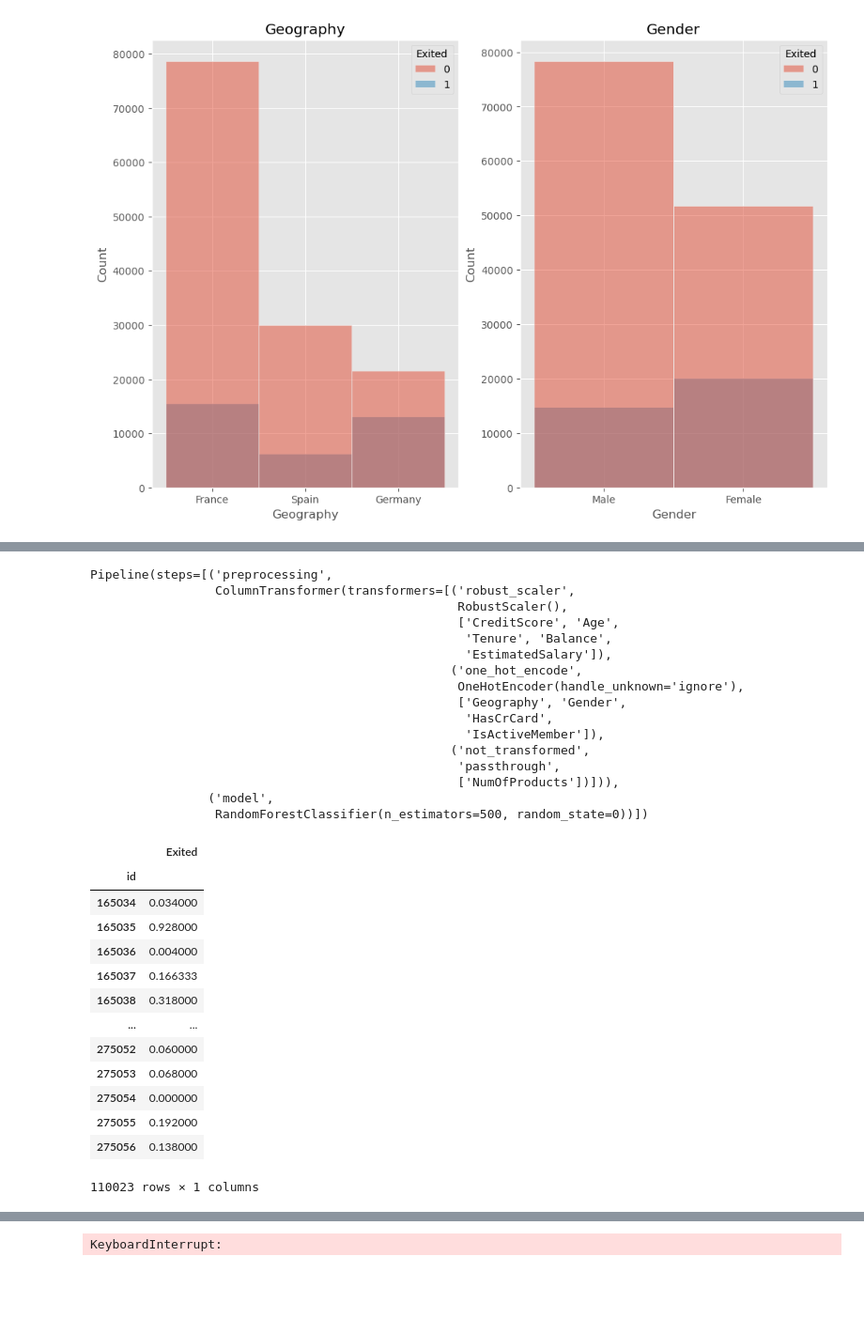
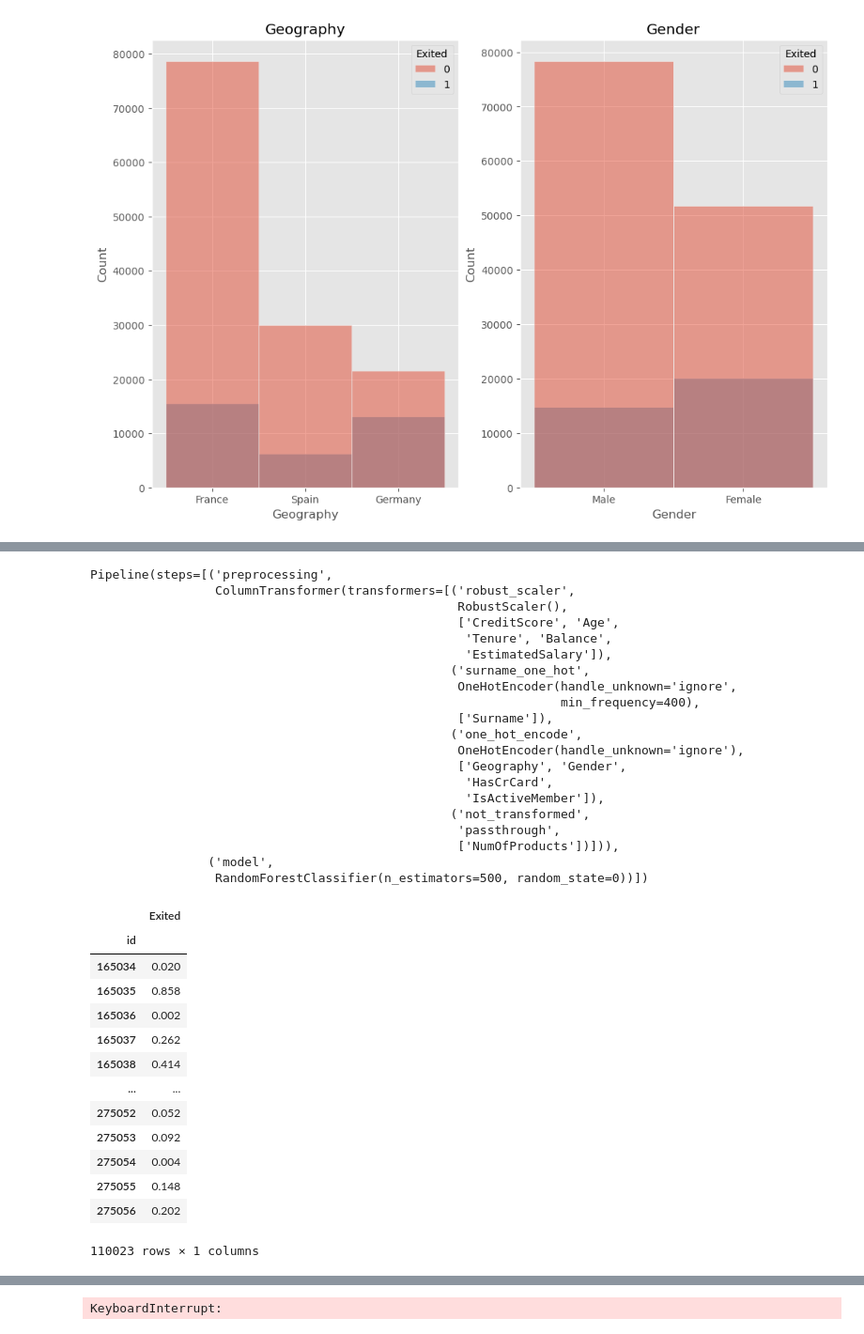
Before and after one commit to lzytimx/Portfolio, a Jupyter notebook: kaggle/S4EP01/notebookc7fcc47c07.ipynb, the cells around one changed output, grey strips where cells are left out. Shown at 94% size. Cells and saved outputs as stored; diff of their text form; code cells hidden in the pictures; blank space fills up the shorter version.

```diff
--- a/kaggle/S4EP01/notebookc7fcc47c07.ipynb
+++ b/kaggle/S4EP01/notebookc7fcc47c07.ipynb
@@ -186,20 +171,21 @@ df
 # %%
-X_train = orig_train.drop(['id', 'CustomerId', 'Surname', 'Exited'], axis=1)
+X_train = orig_train.drop(['id', 'CustomerId', 'Exited'], axis=1)
 y_train = orig_train['Exited']
-X_test = df_test.drop(['id', 'CustomerId', 'Surname'], axis=1)
+X_test = df_test.drop(['id', 'CustomerId'], axis=1)
+# %%
+ct = ColumnTransformer([
+    ('robust_scaler', RobustScaler(), robust_cols),
+    ('surname_one_hot', OneHotEncoder(sparse_output=True, handle_unknown='ignore', min_frequency=400), surname_cols),
+    ('one_hot_encode', OneHotEncoder(sparse_output=True, handle_unknown='ignore'), cat_cols),
+    ('not_transformed', 'passthrough', pass_through)
+])
 # %%
-ct = ColumnTransformer([
-    ('robust_scaler', RobustScaler(), robust_cols),
-    ('one_hot_encode', OneHotEncoder(sparse_output=True, handle_unknown='ignore'), cat_cols),
-    ('not_transformed', 'passthrough', pass_through)
-])
-
-pipe = Pipeline([
+pipe_rf = Pipeline([
     ('preprocessing', ct),
     ('model', RandomForestClassifier(n_estimators=500, min_samples_split=2, random_state=0, ))
 ])
 
-pipe.fit(X_train, y_train)
+pipe_rf.fit(X_train, y_train)
 # %% [output]
 Pipeline(steps=[('preprocessing',
                  ColumnTransformer(transformers=[('robust_scaler',
@@ -207,6 +193,10 @@ Pipeline(steps=[('preprocessing',
                                                   ['CreditScore', 'Age',
                                                    'Tenure', 'Balance',
                                                    'EstimatedSalary']),
+                                                 ('surname_one_hot',
+                                                  OneHotEncoder(handle_unknown='ignore',
+                                                                min_frequency=400),
+                                                  ['Surname']),
                                                  ('one_hot_encode',
                                                   OneHotEncoder(handle_unknown='ignore'),
                                                   ['Geography', 'Gender',
@@ -218,24 +208,24 @@ Pipeline(steps=[('preprocessing',
                 ('model',
                  RandomForestClassifier(n_estimators=500, random_state=0))])
 # %%
-prediction = pipe.predict_proba(X_test)
+prediction_rf = pipe_rf.predict_proba(X_test)
 # %%
-submission = pd.DataFrame(data=prediction[:, 1], columns=[
+submission_rf = pd.DataFrame(data=prediction_rf[:, 1], columns=[
                           'Exited'], index=orig_test['id'])
-submission
+submission_rf
 # %% [output]
 |  | Exited |
 | id |  |
-| 165034 | 0.034000 |
-| 165035 | 0.928000 |
-| 165036 | 0.004000 |
-| 165037 | 0.166333 |
-| 165038 | 0.318000 |
+| 165034 | 0.020 |
+| 165035 | 0.858 |
+| 165036 | 0.002 |
+| 165037 | 0.262 |
+| 165038 | 0.414 |
 | ... | ... |
-| 275052 | 0.060000 |
-| 275053 | 0.068000 |
-| 275054 | 0.000000 |
-| 275055 | 0.192000 |
-| 275056 | 0.138000 |
+| 275052 | 0.052 |
+| 275053 | 0.092 |
+| 275054 | 0.004 |
+| 275055 | 0.148 |
+| 275056 | 0.202 |
 110023 rows × 1 columns
 # %%
```
Also changed, not shown: parts of 17 cells of this notebook, 5 other files.
